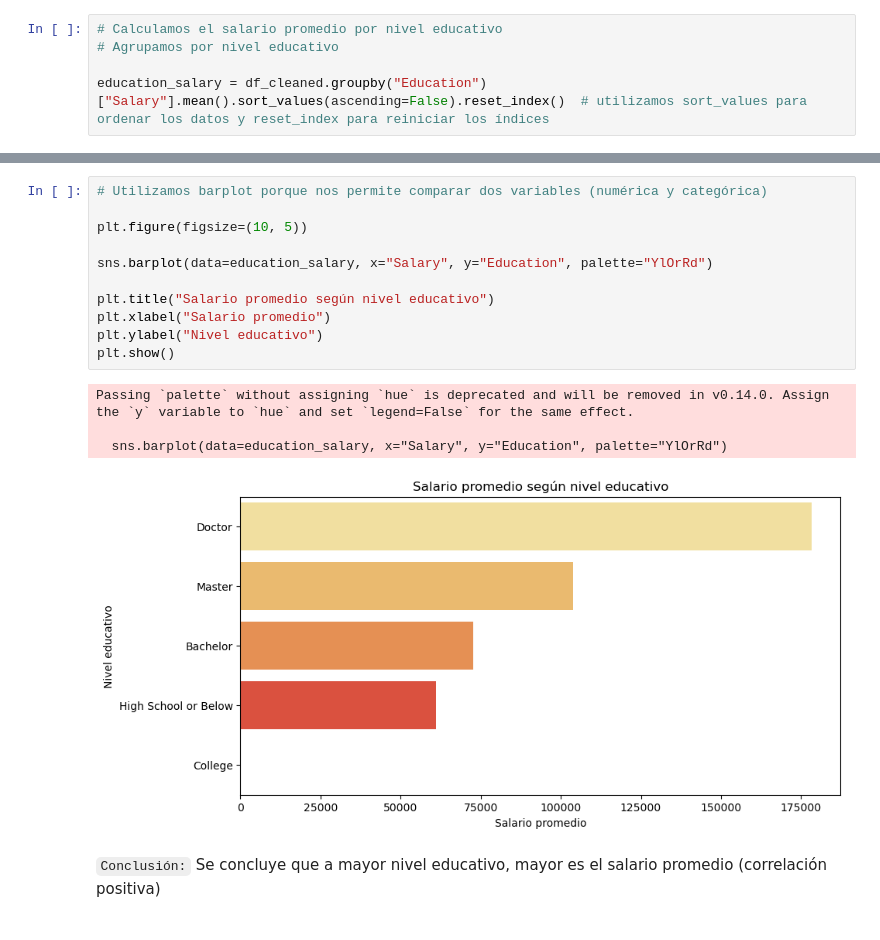
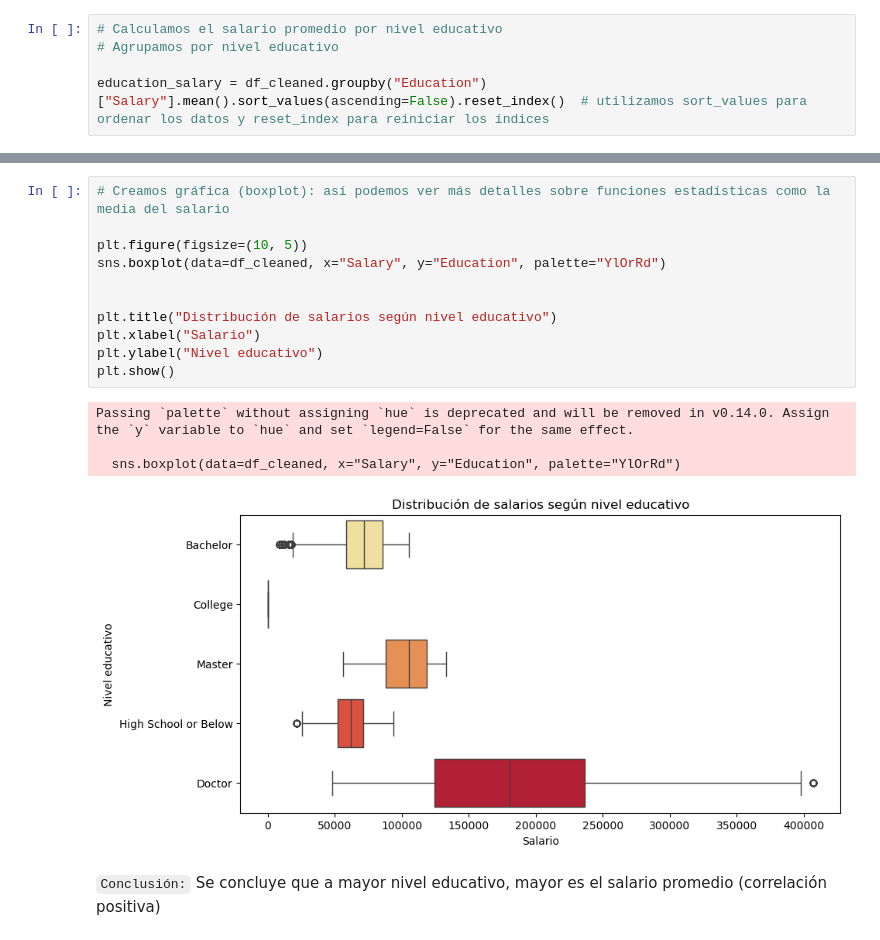
Before and after one commit to Adalab/bda-modulo-3-evaluacion-final-Mgg-maria, a Jupyter notebook: evaluacion.ipynb, the cells around one changed output, grey strips where cells are left out. Drawn from its saved outputs; the diff is of its cells as text.

```diff
--- a/evaluacion.ipynb
+++ b/evaluacion.ipynb
@@ -712,19 +712,19 @@ dtype: object
 # %%
-# Utilizamos barplot porque nos permite comparar dos variables (numérica y categórica)
+# Creamos gráfica (boxplot): así podemos ver más detalles sobre funciones estadísticas como la media del salario
 
 plt.figure(figsize=(10, 5))
+sns.boxplot(data=df_cleaned, x="Salary", y="Education", palette="YlOrRd")
 
-sns.barplot(data=education_salary, x="Salary", y="Education", palette="YlOrRd")
 
-plt.title("Salario promedio según nivel educativo")
-plt.xlabel("Salario promedio")
+plt.title("Distribución de salarios según nivel educativo")
+plt.xlabel("Salario")
 plt.ylabel("Nivel educativo")
 plt.show()
 # %% [output]
 Passing `palette` without assigning `hue` is deprecated and will be removed in v0.14.0. Assign the `y` variable to `hue` and set `legend=False` for the same effect.
 
-  sns.barplot(data=education_salary, x="Salary", y="Education", palette="YlOrRd")
+  sns.boxplot(data=df_cleaned, x="Salary", y="Education", palette="YlOrRd")
-[figure, old version]
+[figure, new version]
 # %% [markdown]
 ``Conclusión:`` Se concluye que a mayor nivel educativo, mayor es el salario promedio (correlación positiva)
 # %% [markdown]
```
Also changed, not shown: parts of 2 cells of this notebook, 1 other file.
